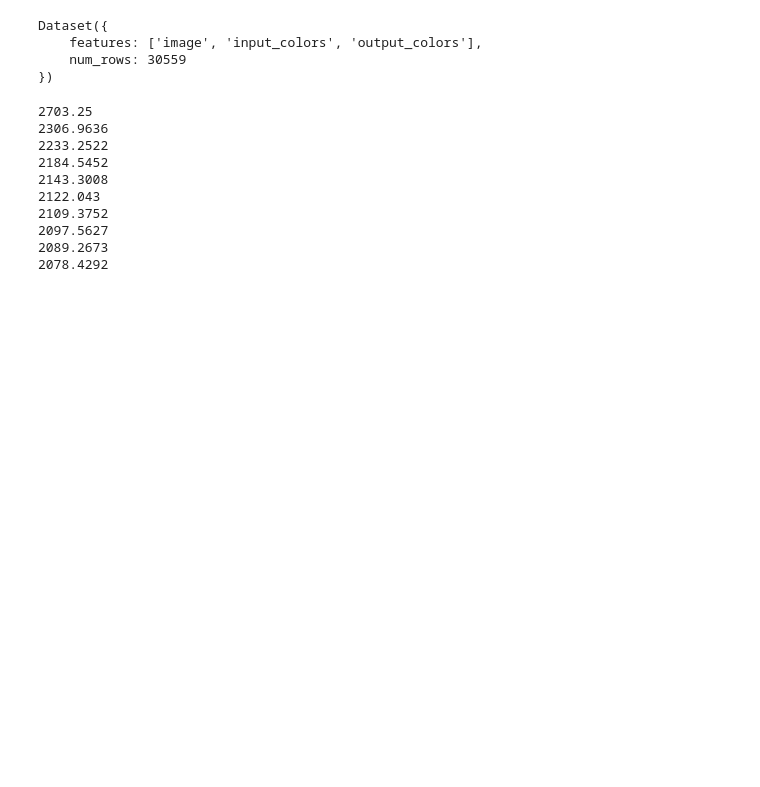
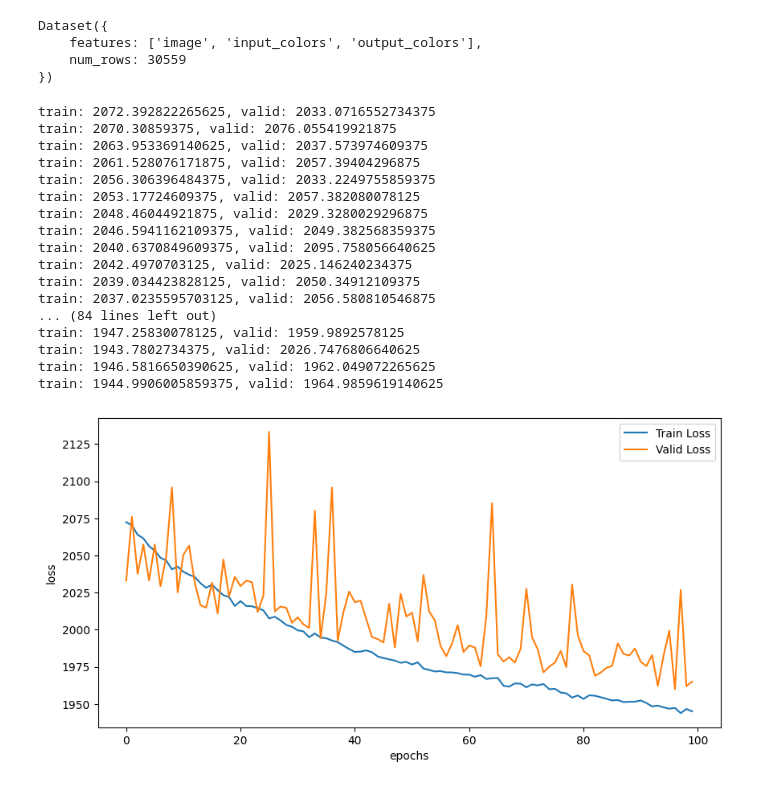
Before and after one commit to sehyeon518/Torch-Color-Recommendation, a Jupyter notebook: data_processing/color_model.ipynb, the cells around one changed output. Saved outputs shown, nothing was run; the diff lists cells and outputs as text; code cells hidden in the pictures; blank space fills up the shorter version.

Commit message:
mod: color model 학습 진행

```diff
--- a/data_processing/color_model.ipynb
+++ b/data_processing/color_model.ipynb
@@ -59,9 +68,9 @@ model = Model().to(device)
 loss_func = nn.MSELoss()
 optimizer = torch.optim.Adam(model.parameters(), lr=0.002)
 # %%
-def train(dataloader):
+def train(train_loader):
     train_loss = []
-    for data in dataloader:
+    for data in train_loader:
         x = data['input_colors'].to(device)
         y = data['output_colors'].to(device)
 
@@ -73,25 +82,57 @@ def train(dataloader):
         optimizer.step()
         train_loss.append(loss.cpu().detach().numpy())
     return np.array(train_loss).mean()
+
+def valid(valid_loader):
+    valid_loss = []
+    for data in valid_loader:
+        x = data['input_colors'].to(device)
+        y = data['output_colors'].to(device)
+
+        output = model.forward(x)
+        loss = loss_func(output, y)
+        valid_loss.append(loss.cpu().detach().numpy())
+    return np.array(valid_loss).mean()
 # %%
 train_loss = []
+valid_loss = []
 
-for epoch in range(10):
+for epoch in range(100):
 
-    loss = train(dataloader)
-    train_loss.append(loss)
-    print(loss)
+    t_loss = train(train_loader)
+    v_loss = valid(valid_loader)
+    train_loss.append(t_loss)
+    valid_loss.append(v_loss)
+    print(f"train: {t_loss}, valid: {v_loss}")
 # %% [output]
-2703.25
-2306.9636
-2233.2522
-2184.5452
-2143.3008
-2122.043
-2109.3752
-2097.5627
-2089.2673
-2078.4292
+train: 2072.392822265625, valid: 2033.0716552734375
+train: 2070.30859375, valid: 2076.055419921875
+train: 2063.953369140625, valid: 2037.573974609375
+train: 2061.528076171875, valid: 2057.39404296875
+train: 2056.306396484375, valid: 2033.2249755859375
+train: 2053.17724609375, valid: 2057.382080078125
+train: 2048.46044921875, valid: 2029.3280029296875
+train: 2046.5941162109375, valid: 2049.382568359375
+train: 2040.6370849609375, valid: 2095.758056640625
+train: 2042.4970703125, valid: 2025.146240234375
+train: 2039.034423828125, valid: 2050.34912109375
+train: 2037.0235595703125, valid: 2056.580810546875
+... (84 lines left out)
+train: 1947.25830078125, valid: 1959.9892578125
+train: 1943.7802734375, valid: 2026.7476806640625
+train: 1946.5816650390625, valid: 1962.049072265625
+train: 1944.9906005859375, valid: 1964.9859619140625
+# %%
+plt.figure(figsize=(10,5))
+plt.plot([float(loss) for loss in train_loss], label='Train Loss')
+plt.plot([float(loss) for loss in valid_loss], label='Valid Loss')
+
+plt.xlabel("epochs")
+plt.ylabel("loss")
+plt.legend()
+plt.show()
+# %% [output]
+[figure, added]
 # %%
 x = y = output = None
 with torch.no_grad():
```
Also changed, not shown: parts of 10 cells of this notebook.
